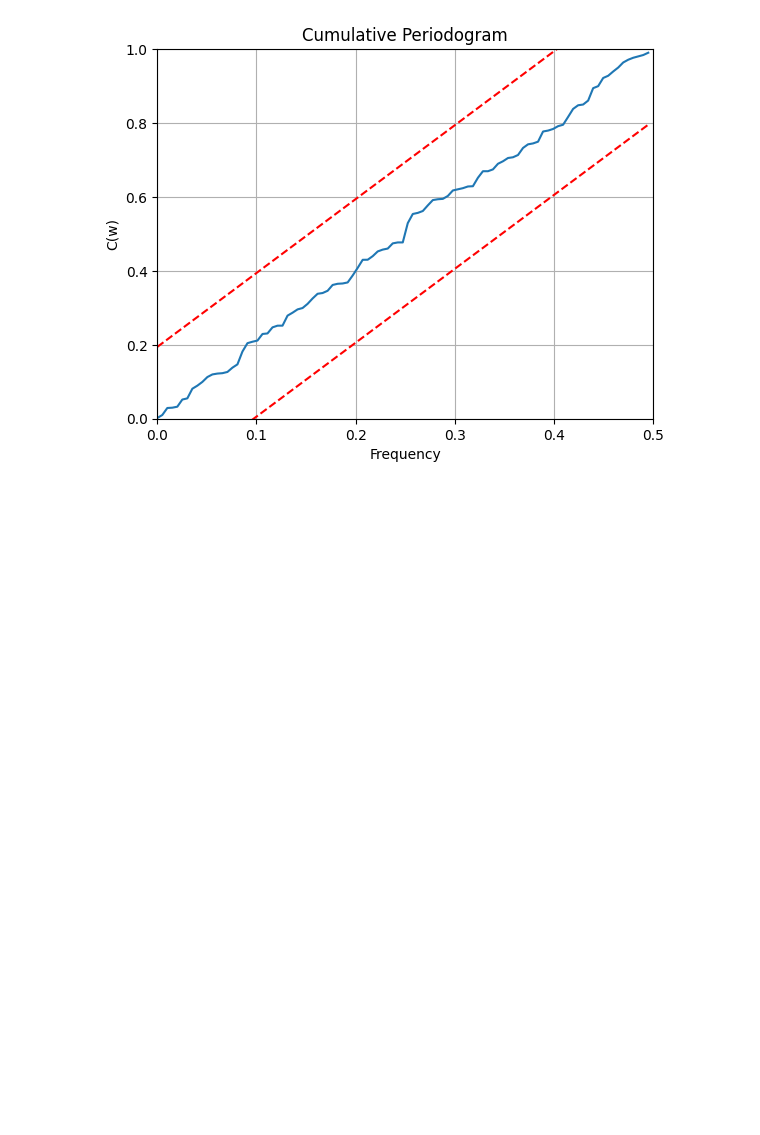
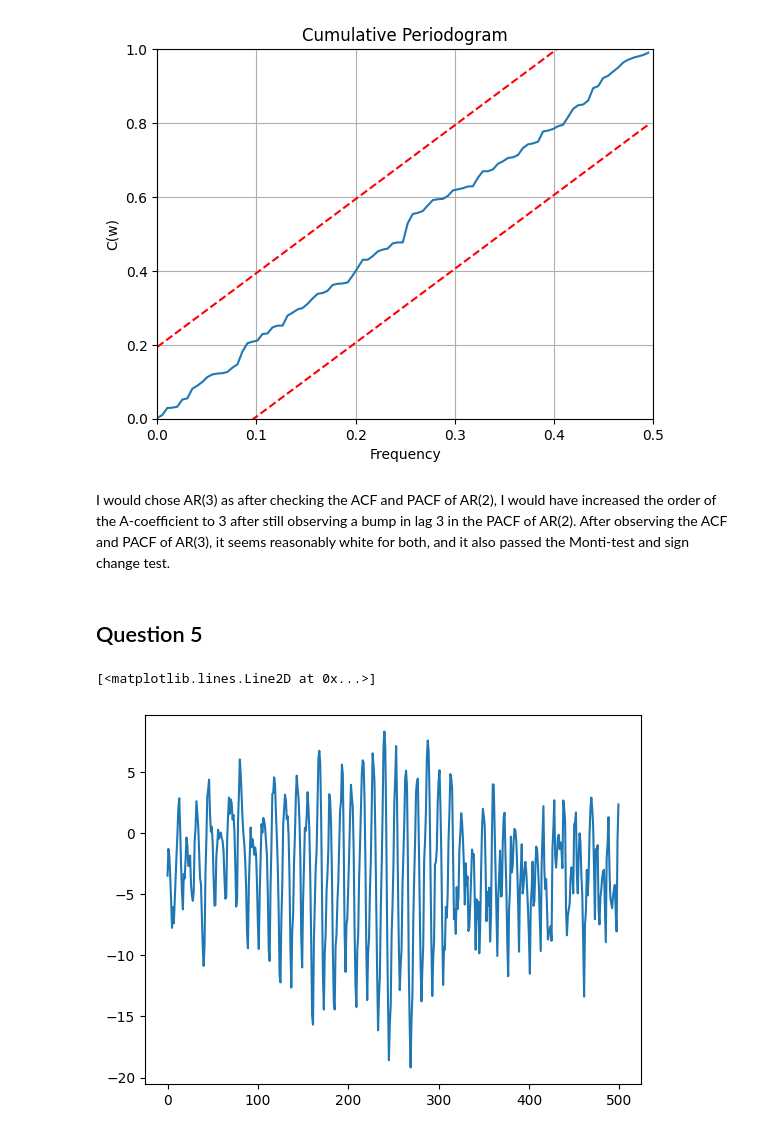
Before and after one commit to atjhin/lund-university, a Jupyter notebook: MASM17/Untitled.ipynb, the cells around one changed output. Cells and saved outputs as stored; diff of their text form; code cells hidden in the pictures; blank space fills up the shorter version.

```diff
--- a/MASM17/Untitled.ipynb
+++ b/MASM17/Untitled.ipynb
@@ -216,3 +245,19 @@ Whiteness test with 5.0% significance
   Monti test:            True (white if 10.68 < 31.41)
   Sign change test:      True (white if 0.48 in [0.43,0.57])
 [figure]
+# %% [markdown]
+I would chose AR(3) as after checking the ACF and PACF of AR(2), I would have increased the order of the A-coefficient to 3 after still observing a bump in lag 3 in the PACF of AR(2). After observing the ACF and PACF of AR(3), it seems reasonably white for both, and it also passed the Monti-test and sign change test.
+# %% [markdown]
+## Question 5
+# %%
+random.seed(0)
+A = [1, -1.5, 0.7 ] ;
+C = [1]+ [0]*11 + [-0.5];
+A12 = [1] + [0]*11 +[-1];
+A_star = np.convolve(A, A12 ) ;
+e = np.random.randn(600) ;
+y = modelling.filter(C,A_star,e, remove=100)
+plt.plot(y)
+# %% [output]
+[<matplotlib.lines.Line2D at 0x...>]
+[figure, added]
```
Also changed, not shown: parts of 18 cells of this notebook, 1 other file.
